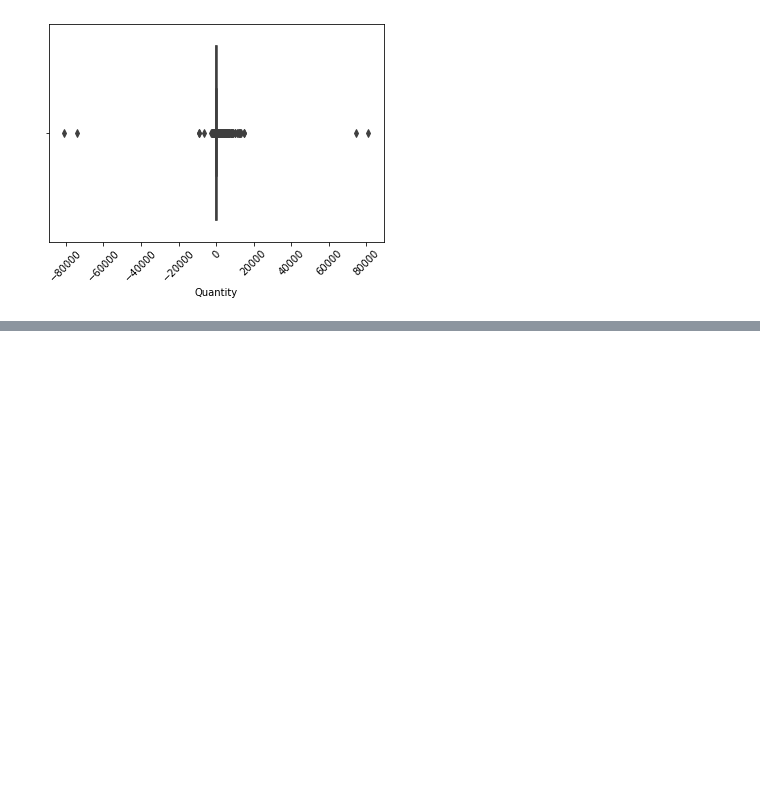
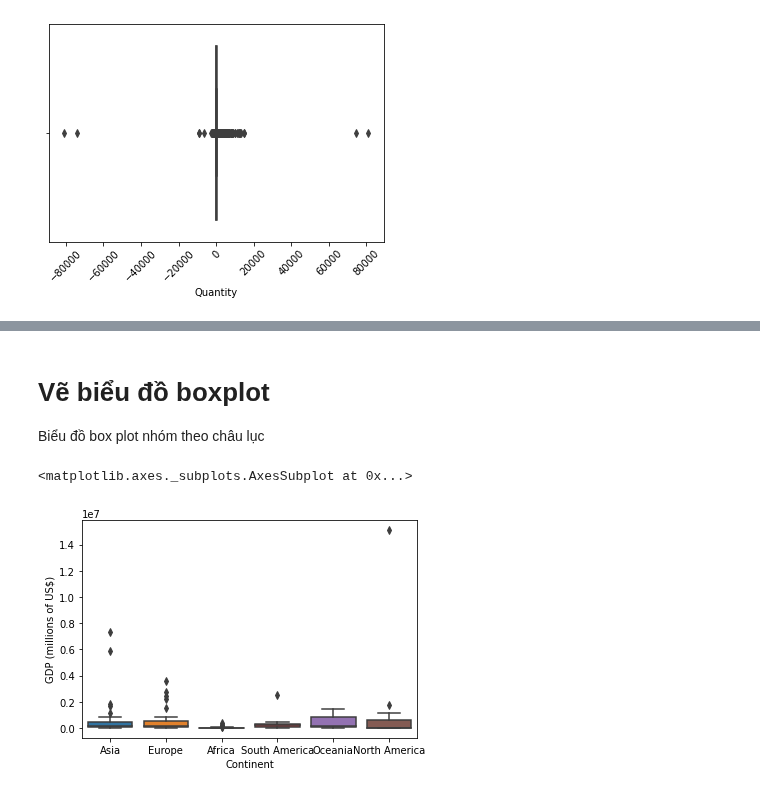
Before and after one commit to mark3000-010701/Dataanalyst, a Jupyter notebook: Thực_hành_Data_Visualization_3_.ipynb, the cells around one changed output, grey strips where cells are left out. Drawn from its saved outputs; the diff is of its cells as text; code cells hidden in the pictures; blank space fills up the shorter version.

```diff
--- a/Thực_hành_Data_Visualization_3_.ipynb
+++ b/Thực_hành_Data_Visualization_3_.ipynb
@@ -218,0 +255,9 @@ sns.boxplot(x=df2["Quantity"])
+# %% [markdown]
+# Vẽ biểu đồ boxplot
+
+Biểu đồ box plot nhóm theo châu lục
+# %%
+sns.boxplot(x="Continent", y = "GDP (millions of US$)", data=df)
+# %% [output]
+<matplotlib.axes._subplots.AxesSubplot at 0x...>
+[figure, added]
```
Also changed, not shown: parts of 8 cells of this notebook.
